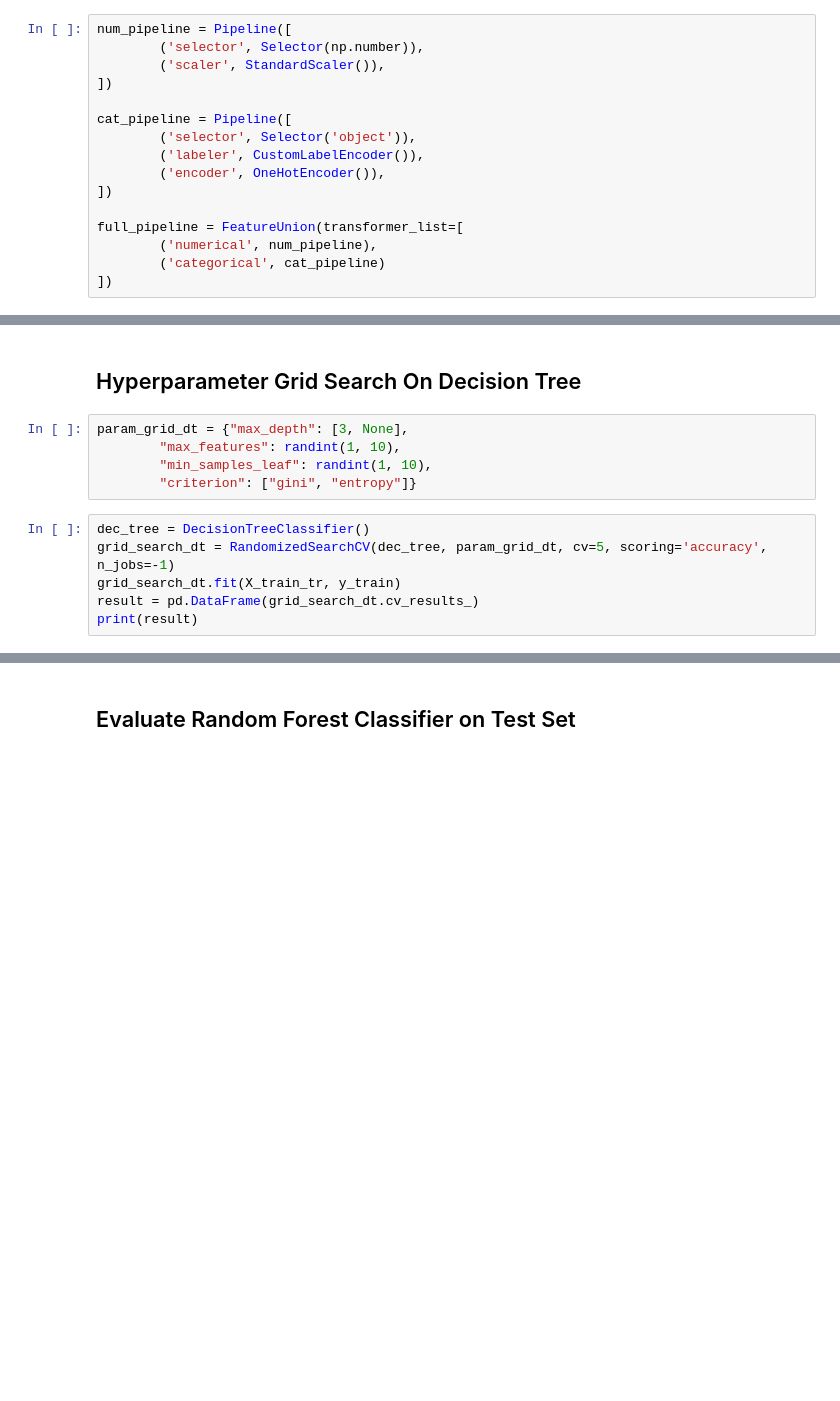
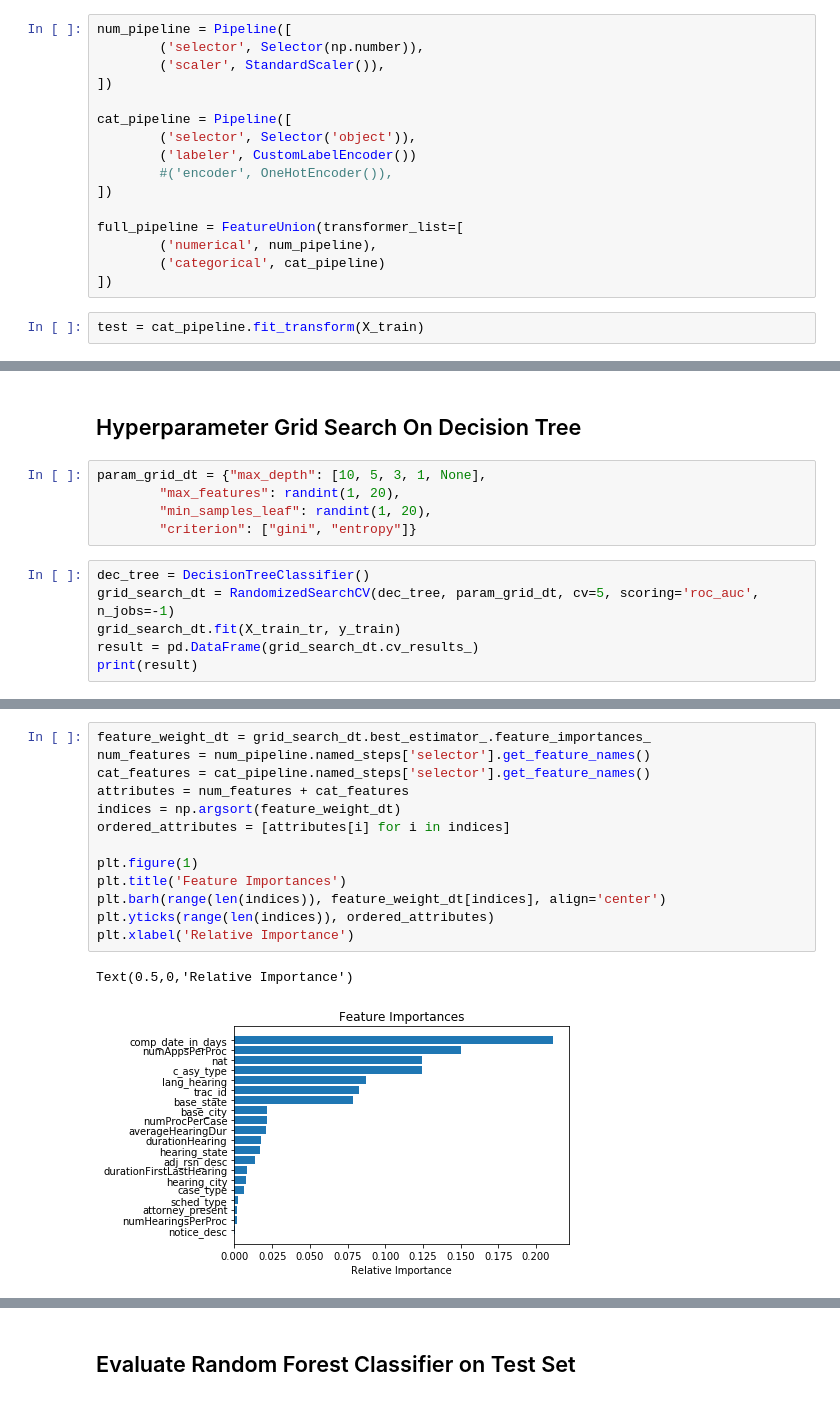
Before and after one commit to aspenyoo/refugees, a Jupyter notebook: Full_Model.ipynb, the cells around one changed output, grey strips where cells are left out. Cells and saved outputs as stored; diff of their text form; blank space fills up the shorter version.

Commit message:
updated full model with graph

```diff
--- a/Full_Model.ipynb
+++ b/Full_Model.ipynb
@@ -78,11 +83,13 @@ num_pipeline = Pipeline([
 
 cat_pipeline = Pipeline([
         ('selector', Selector('object')),
-        ('labeler', CustomLabelEncoder()),
-        ('encoder', OneHotEncoder()),
+        ('labeler', CustomLabelEncoder())
+        #('encoder', OneHotEncoder()),
 ])
 
 full_pipeline = FeatureUnion(transformer_list=[
         ('numerical', num_pipeline),
         ('categorical', cat_pipeline)
 ])
+# %%
+test = cat_pipeline.fit_transform(X_train)
@@ -141,13 +156,13 @@ print(final_model.score(X_test_tr, y_test))
 # %% [markdown]
 ## Hyperparameter Grid Search On Decision Tree
 # %%
-param_grid_dt = {"max_depth": [3, None],
-        "max_features": randint(1, 10),
-        "min_samples_leaf": randint(1, 10),
+param_grid_dt = {"max_depth": [10, 5, 3, 1, None],
+        "max_features": randint(1, 20),
+        "min_samples_leaf": randint(1, 20),
         "criterion": ["gini", "entropy"]}
 # %%
 dec_tree = DecisionTreeClassifier()
-grid_search_dt = RandomizedSearchCV(dec_tree, param_grid_dt, cv=5, scoring='accuracy', n_jobs=-1)
+grid_search_dt = RandomizedSearchCV(dec_tree, param_grid_dt, cv=5, scoring='roc_auc', n_jobs=-1)
 grid_search_dt.fit(X_train_tr, y_train)
 result = pd.DataFrame(grid_search_dt.cv_results_)
 print(result)
@@ -171,0 +192,16 @@ print(result)
+# %%
+feature_weight_dt = grid_search_dt.best_estimator_.feature_importances_
+num_features = num_pipeline.named_steps['selector'].get_feature_names()
+cat_features = cat_pipeline.named_steps['selector'].get_feature_names()
+attributes = num_features + cat_features
+indices = np.argsort(feature_weight_dt)
+ordered_attributes = [attributes[i] for i in indices]
+
+plt.figure(1)
+plt.title('Feature Importances')
+plt.barh(range(len(indices)), feature_weight_dt[indices], align='center')
+plt.yticks(range(len(indices)), ordered_attributes)
+plt.xlabel('Relative Importance')
+# %% [output]
+Text(0.5,0,'Relative Importance')
+[figure, added]
```
Also changed, not shown: parts of 13 cells of this notebook.
